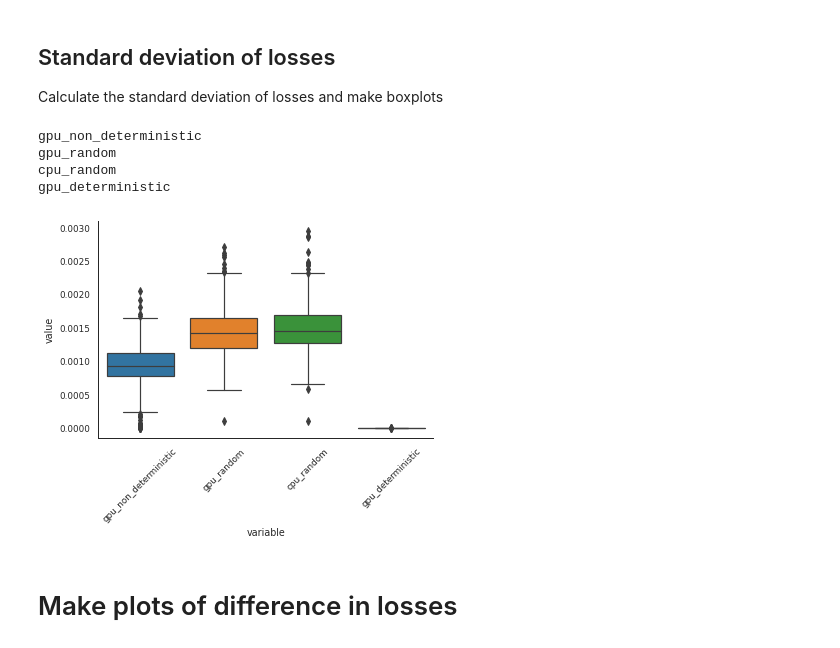
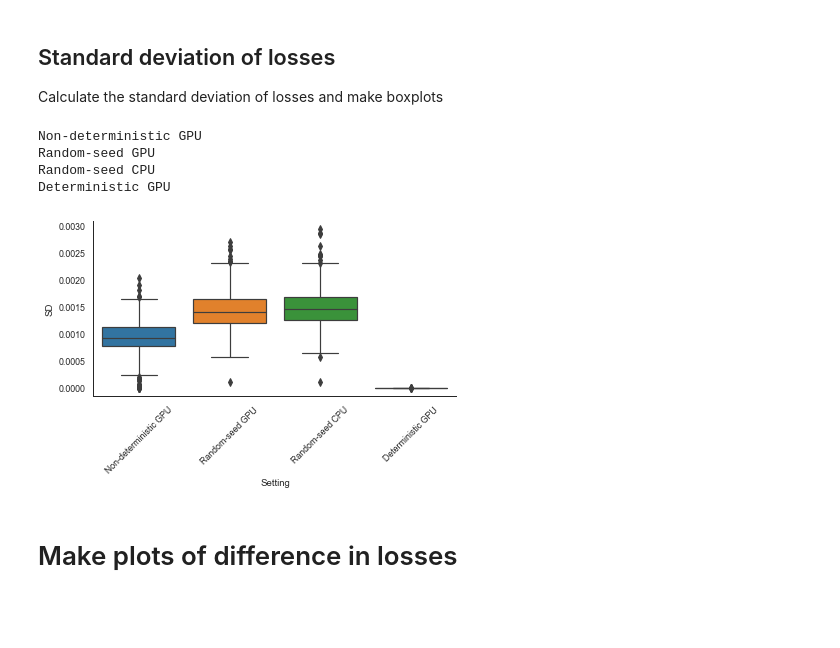
Before and after one commit to mlf-core/sc-autoencoder, a Jupyter notebook: sc_autoencoder/visualization/output_visualization.ipynb, the cells around one changed output. Cells and saved outputs as stored; diff of their text form; code cells hidden in the pictures; blank space fills up the shorter version.

Commit message:
updated visualization

```diff
--- a/sc_autoencoder/visualization/output_visualization.ipynb
+++ b/sc_autoencoder/visualization/output_visualization.ipynb
@@ -24,6 +25,7 @@ for k in keys:
     experiment_path = os.path.join(mlrun_dir, name_id_mapping[k])
     runs = os.listdir(experiment_path)
     runs = [x for x in runs if not x == 'meta.yaml'] # remove yaml file from runs
+    runs = [x for x in runs if not x == '.DS_Store'] # remove .DS_Store file from runs
 
     df_list = []
     for i in range(len(runs)):
@@ -33,14 +35,12 @@ for k in keys:
         loss['run'] = ['run' + str(i)] * loss.shape[0]
         df_list.append(loss)
     df = pd.concat(df_list)
+    df['Setting'] = [k] * df.shape[0]
     dfs[k] = df
+
+df = pd.concat(dfs.values())
+
+# for visualization purposes, omit the first 100 epochs
+df = df.loc[df['epoch'] >= 100]
 # %% [markdown]
 ### Plot losses per epoch for different experiments
-# %%
-fig, axes = plt.subplots(1, 4, figsize=(20, 5), sharey=True)
-for i, key in enumerate(dfs.keys()):
-    sns.lineplot(ax=axes[i], x='epoch', y='loss', hue='run', data=dfs[key])
-    axes[i].set_title(key)
-    sns.despine()
-plt.savefig("plots/loss_per_epoch.png")
-plt.show()
@@ -48,0 +47,8 @@ plt.show()
+# %%
+sns.set_style("white")
+sns.set_context("paper")
+df = df.loc[df['epoch'] >= 100]
+g = sns.FacetGrid(df, col='Setting', col_wrap=2, hue="Setting")
+g.map(sns.lineplot, "epoch", "loss", ci="sd")
+plt.tight_layout()
+plt.savefig("plots/loss_per_epoch.png")
@@ -69,20 +77,23 @@ for k in keys:
 std_df = pd.DataFrame(std_list).T
 std_df.columns = keys
 std_df = pd.melt(std_df)
+
+std_df.columns = ['Setting', 'SD']
 # %% [output]
-gpu_non_deterministic
-gpu_random
-cpu_random
-gpu_deterministic
+Non-deterministic GPU
+Random-seed GPU
+Random-seed CPU
+Deterministic GPU
 # %%
 sns.set_style("white")
 sns.set_context("paper")
-ax = sns.boxplot(x = 'variable', y='value', data=std_df, )
+ax = sns.boxplot(x = 'Setting', y='SD', data=std_df, )
 ax.set_xticklabels(rotation = 45, labels = keys)
 sns.despine()
+plt.tight_layout()
 plt.savefig("plots/std_boxplots.png")
 # %% [output]
-[figure, old version]
+[figure, new version]
 # %% [markdown]
 # Make plots of difference in losses
 # %%
```
Also changed, not shown: parts of 8 cells of this notebook, 1 other file.
